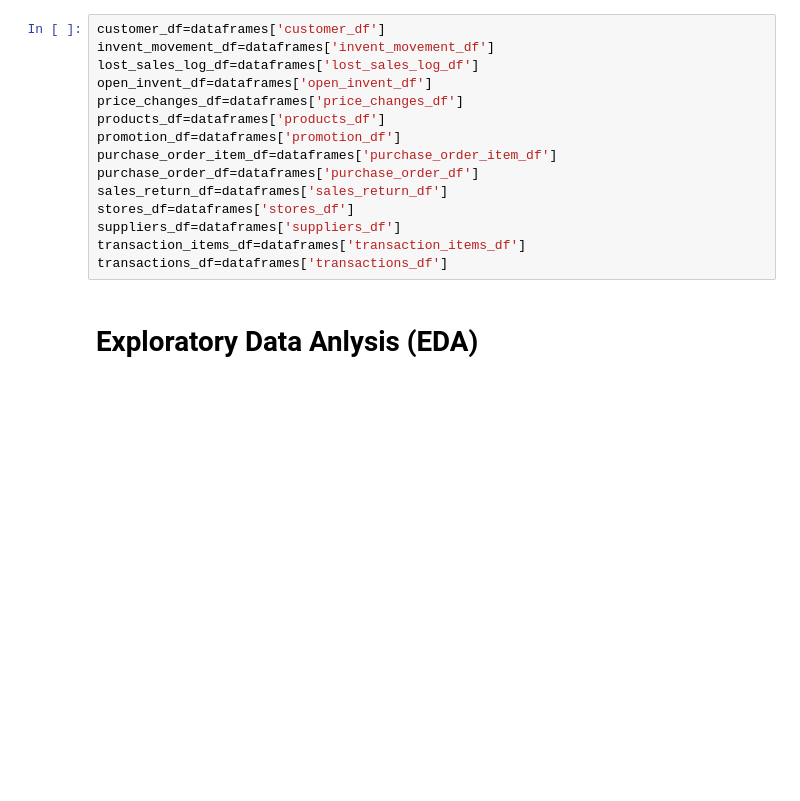
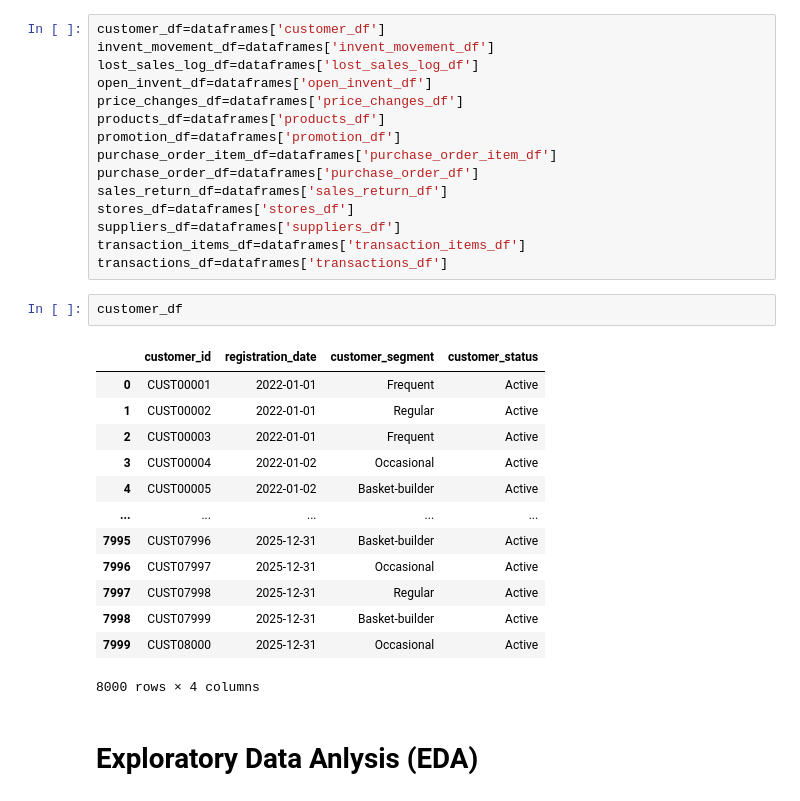
Before and after one commit to MwangiJoseph-25/pharmacy_retail_intelligence, a Jupyter notebook: Notebooks/EDA.ipynb, the cells around one changed output. Saved outputs shown, nothing was run; the diff lists cells and outputs as text; blank space fills up the shorter version.

```diff
--- a/Notebooks/EDA.ipynb
+++ b/Notebooks/EDA.ipynb
@@ -52,6 +52,22 @@ stores_df=dataframes['stores_df']
 suppliers_df=dataframes['suppliers_df']
 transaction_items_df=dataframes['transaction_items_df']
 transactions_df=dataframes['transactions_df']
+# %%
+customer_df
+# %% [output]
+|  | customer_id | registration_date | customer_segment | customer_status |
+| 0 | CUST00001 | 2022-01-01 | Frequent | Active |
+| 1 | CUST00002 | 2022-01-01 | Regular | Active |
+| 2 | CUST00003 | 2022-01-01 | Frequent | Active |
+| 3 | CUST00004 | 2022-01-02 | Occasional | Active |
+| 4 | CUST00005 | 2022-01-02 | Basket-builder | Active |
+| ... | ... | ... | ... | ... |
+| 7995 | CUST07996 | 2025-12-31 | Basket-builder | Active |
+| 7996 | CUST07997 | 2025-12-31 | Occasional | Active |
+| 7997 | CUST07998 | 2025-12-31 | Regular | Active |
+| 7998 | CUST07999 | 2025-12-31 | Basket-builder | Active |
+| 7999 | CUST08000 | 2025-12-31 | Occasional | Active |
+8000 rows × 4 columns
 # %% [markdown]
 # Exploratory Data Anlysis (EDA)
 # %% [markdown]
```
Also changed, not shown: 17 other files.
